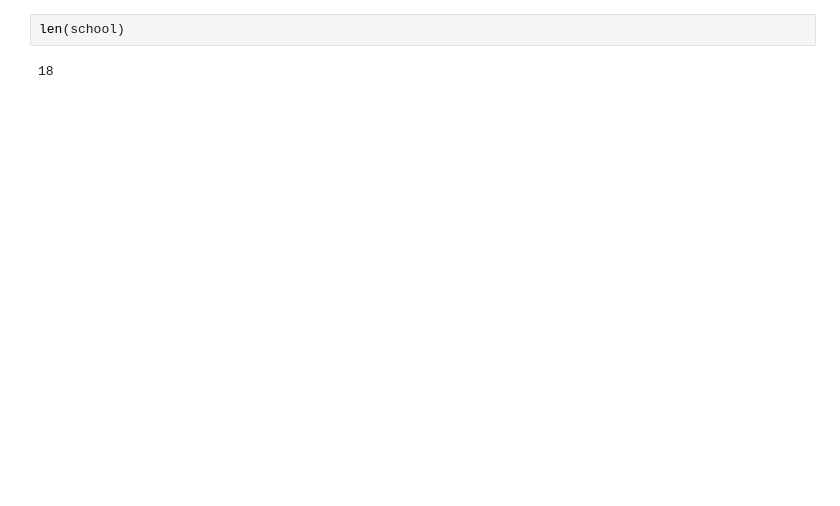
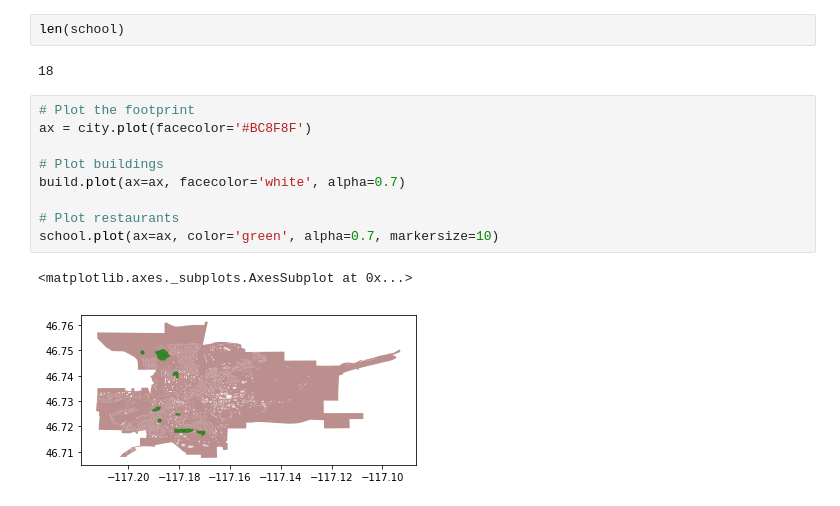
Before and after one commit to deepesh-gupta96/Geo-Realistic-Synthetic-Distribution-Network, a Jupyter notebook: Project.ipynb, the cells around one changed output. Drawn from its saved outputs; the diff is of its cells as text; blank space fills up the shorter version.

```diff
--- a/Project.ipynb
+++ b/Project.ipynb
@@ -277,3 +305,15 @@ Name: geometry, dtype: object
 len(school)
 # %% [output]
 18
+# %%
+# Plot the footprint
+ax = city.plot(facecolor='#BC8F8F')
+
+# Plot buildings
+build.plot(ax=ax, facecolor='white', alpha=0.7)
+
+# Plot restaurants
+school.plot(ax=ax, color='green', alpha=0.7, markersize=10)
+# %% [output]
+<matplotlib.axes._subplots.AxesSubplot at 0x...>
+[figure, added]
```
Also changed, not shown: parts of 10 cells of this notebook.
